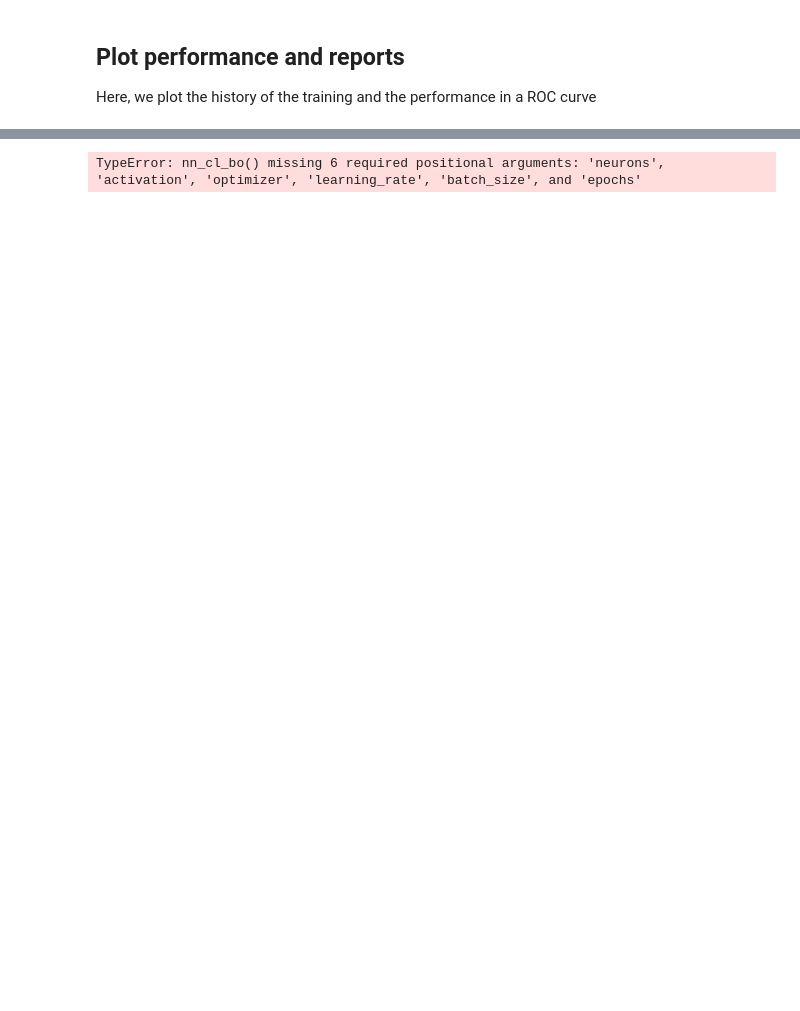
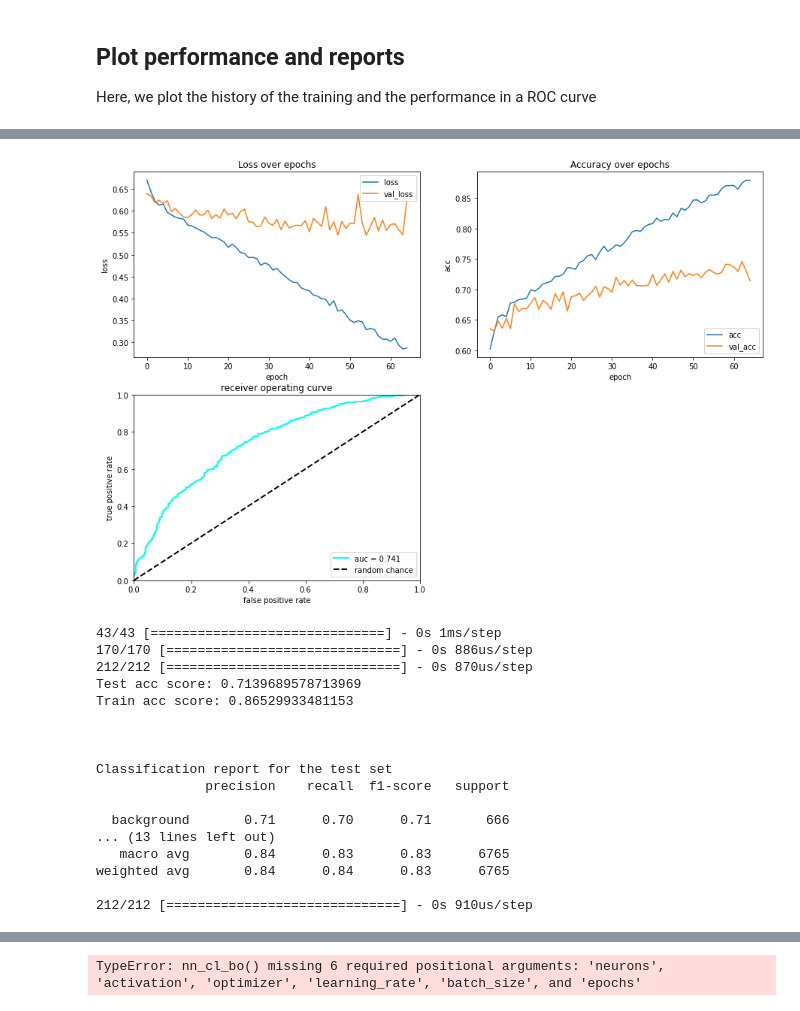
Before and after one commit to mghasemi19/TopFC, a Jupyter notebook: BDT_weight/NN_TopFC_main_bkg_analysis.ipynb, the cells around one changed output, grey strips where cells are left out. Saved outputs shown, nothing was run; the diff lists cells and outputs as text; code cells hidden in the pictures; blank space fills up the shorter version.

```diff
--- a/BDT_weight/NN_TopFC_main_bkg_analysis.ipynb
+++ b/BDT_weight/NN_TopFC_main_bkg_analysis.ipynb
@@ -481,0 +670,27 @@ plot_SoverB(df, SoverB_hist_dict)
+# %%
+loss_accuracy_plotter(opt_history)
+
+opt_Y_pred_test = opt_model.predict(X_test)
+opt_Y_pred_test = opt_Y_pred_test.reshape(opt_Y_pred_test.shape[0])
+opt_Y_pred_train = opt_model.predict(X_train_val)
+opt_Y_pred_train = opt_Y_pred_train.reshape(opt_Y_pred_train.shape[0])
+opt_Y_pred_tot = opt_model.predict(scaler.transform(X)).round()
+opt_Y_pred_train = opt_Y_pred_train.reshape(opt_Y_pred_train.shape[0])
+
+# accuracy score
+print("Test acc score:", accuracy_score(Y_test.round(), opt_Y_pred_test.round()))
+print("Train acc score:", accuracy_score(Y_train_val.round(), opt_Y_pred_train.round()))
+print("\n\n")
+
+# classification report for the test and total sets
+print("Classification report for the test set")
+print(classification_report(Y_test.round(), opt_Y_pred_test.round(), target_names=['background', 'signal']))
+print("Classification report for the total set")
+print(classification_report(Y.round(), opt_Y_pred_tot.round(), target_names=['background', 'signal']))
+
+fpr_nn_opt, tpr_nn_opt, thresholds_nn_opt = roc_curve(Y_test, opt_Y_pred_test) # get FPRs, TPRs and thresholds for neural network
+
+df_all['dense_NN_opt'] = model.predict(scaler.transform(X)).round() # add prediction to array
+#df_all['dense_NN'] = model.predict_proba(X)[:, 1]
+#print (df_all.iloc[:5])
+# %% [output]
@@ -481,0 +699,18 @@ plot_SoverB(df, SoverB_hist_dict)
+[figure, added]
+43/43 [==============================] - 0s 1ms/step
+170/170 [==============================] - 0s 886us/step
+212/212 [==============================] - 0s 870us/step
+Test acc score: 0.7139689578713969
+Train acc score: 0.86529933481153
+
+
+
+Classification report for the test set
+              precision    recall  f1-score   support
+
+  background       0.71      0.70      0.71       666
+... (13 lines left out)
+   macro avg       0.84      0.83      0.83      6765
+weighted avg       0.84      0.84      0.83      6765
+
+212/212 [==============================] - 0s 910us/step
```
Also changed, not shown: parts of 17 cells of this notebook, 2 other files.
